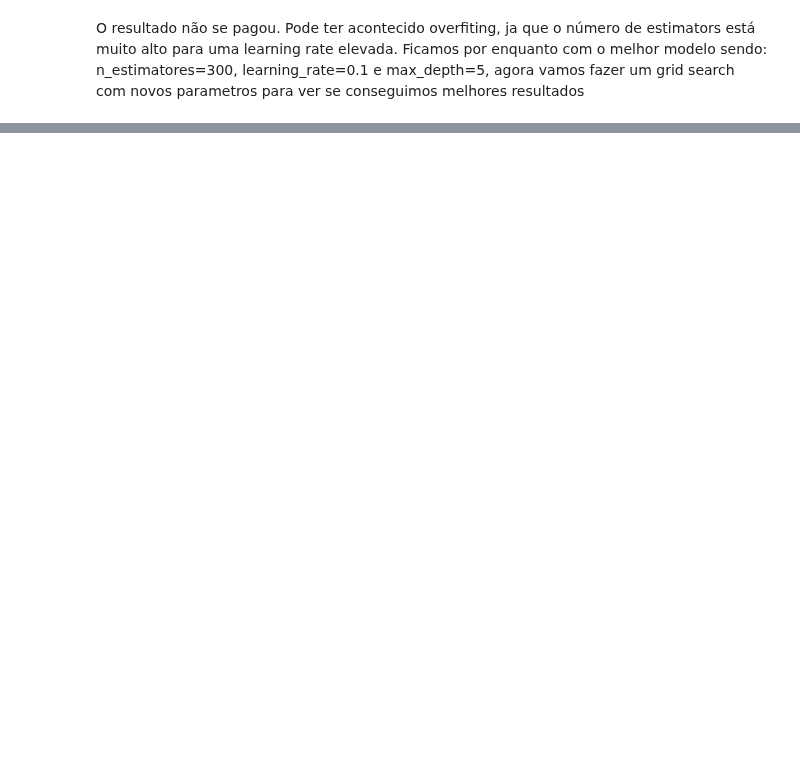
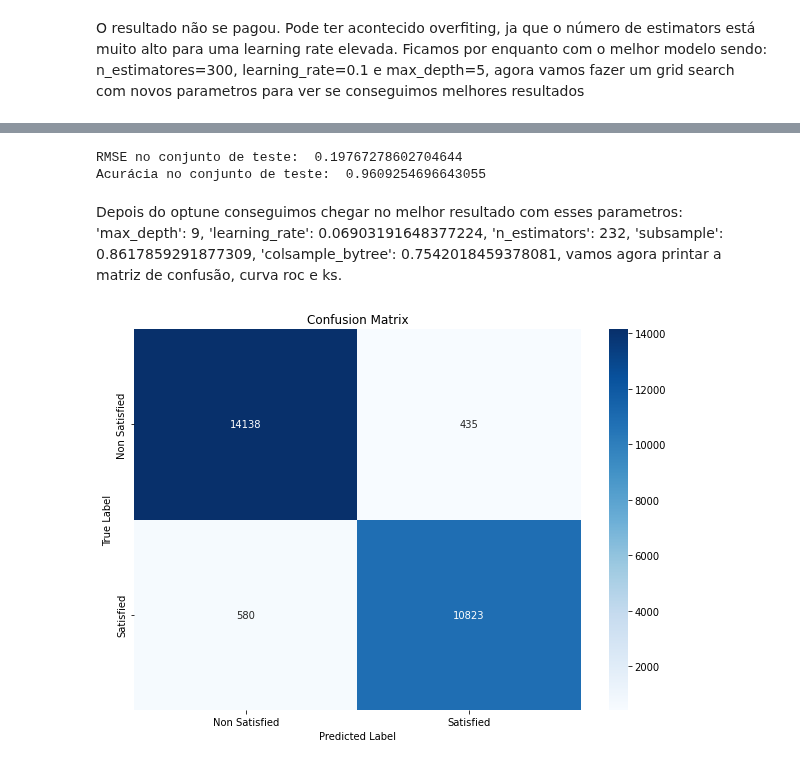
Before and after one commit to luizschmalz/RedesNeuraisFinalProject, a Jupyter notebook: ClassifierAlgorithms/GradientBoost.ipynb, the cells around one changed output, grey strips where cells are left out. Drawn from its saved outputs; the diff is of its cells as text; code cells hidden in the pictures; blank space fills up the shorter version.

Commit message:
rf e gboost finalizados

```diff
--- a/ClassifierAlgorithms/GradientBoost.ipynb
+++ b/ClassifierAlgorithms/GradientBoost.ipynb
@@ -249,0 +328,43 @@ KeyboardInterrupt:
+# %%
+categorical_columns = ['atraso_saida', 'atraso_chegada', 'idade', 'duracao']
+
+for col in categorical_columns:
+    X_train[col] = X_train[col].astype('category')
+    X_test[col] = X_test[col].astype('category')
+
+best_params = study.best_params
+best_params['enable_categorical'] = True
+
+final_model = xgb.XGBClassifier(**best_params)
+final_model.fit(X_train, y_train)
+
+preds_test_proba = final_model.predict_proba(X_test)[:, 1]
+preds_test = (preds_test_proba >= 0.5).astype(int)
+
+final_rmse = mean_squared_error(y_test, preds_test, squared=False)
+accuracy = accuracy_score(y_test, preds_test)
+
+print("RMSE no conjunto de teste: ", final_rmse)
+print("Acurácia no conjunto de teste: ", accuracy)
+# %% [output]
+RMSE no conjunto de teste:  0.19767278602704644
+Acurácia no conjunto de teste:  0.9609254696643055
+# %% [markdown]
+Depois do optune conseguimos chegar no melhor resultado com esses parametros: 'max_depth': 9, 'learning_rate': 0.06903191648377224, 'n_estimators': 232, 'subsample': 0.8617859291877309, 'colsample_bytree': 0.7542018459378081, vamos agora printar a matriz de confusão, curva roc e ks.
+# %%
+from sklearn.metrics import confusion_matrix
+import seaborn as sns
+import matplotlib.pyplot as plt
+
+# Calcular a matriz de confusão
+conf_matrix = confusion_matrix(y_test, preds_test)
+
+# Visualizar a matriz de confusão
+plt.figure(figsize=(10, 7))
+sns.heatmap(conf_matrix, annot=True, fmt='d', cmap='Blues', xticklabels=['Non Satisfied', 'Satisfied'], yticklabels=['Non Satisfied', 'Satisfied'])
+plt.xlabel('Predicted Label')
+plt.ylabel('True Label')
+plt.title('Confusion Matrix')
+plt.show()
+# %% [output]
+[figure, added]
```
Also changed, not shown: parts of 18 cells of this notebook, 1 other file.
